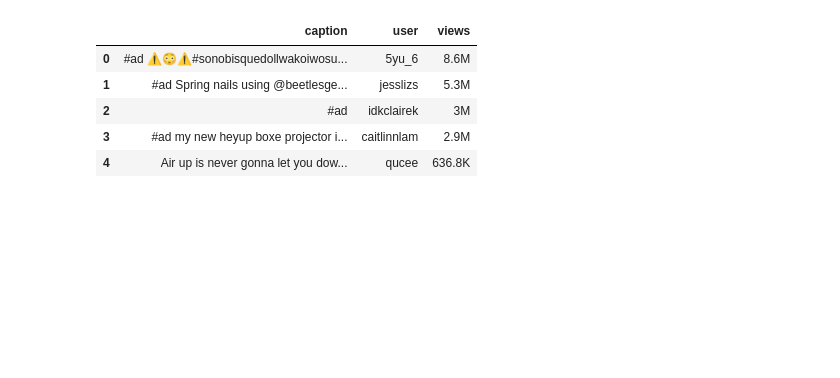
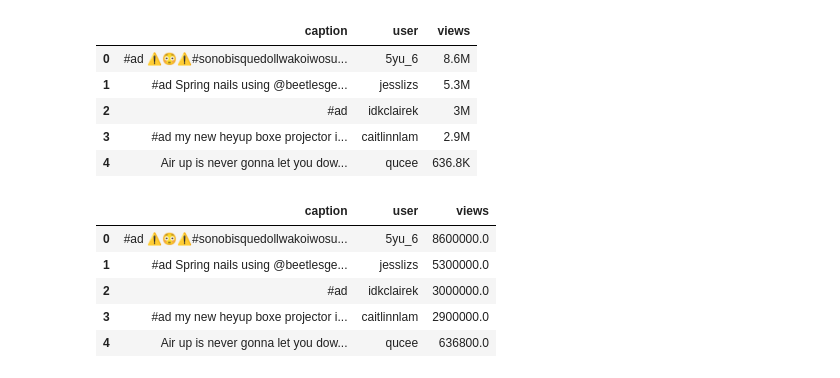
Before and after one commit to thomasuebi/tiktok-scraper, a Jupyter notebook: analyze.ipynb, the cells around one changed output. Saved outputs shown, nothing was run; the diff lists cells and outputs as text; code cells hidden in the pictures; blank space fills up the shorter version.

```diff
--- a/analyze.ipynb
+++ b/analyze.ipynb
@@ -37,3 +41,13 @@ df.head()
 | 2 | #ad | idkclairek | 3M |
 | 3 | #ad my new heyup boxe projector i... | caitlinnlam | 2.9M |
 | 4 | Air up is never gonna let you dow... | qucee | 636.8K |
+# %%
+df.views = df.views.apply(lambda x: float(x[:-1]) * (10**6) if x[-1] == 'M' else float(x[:-1]) * (10**3))
+df.head()
+# %% [output]
+|  | caption | user | views |
+| 0 | #ad ⚠️😳⚠️#sonobisquedollwakoiwosu... | 5yu_6 | 8600000.0 |
+| 1 | #ad Spring nails using @beetlesge... | jesslizs | 5300000.0 |
+| 2 | #ad | idkclairek | 3000000.0 |
+| 3 | #ad my new heyup boxe projector i... | caitlinnlam | 2900000.0 |
+| 4 | Air up is never gonna let you dow... | qucee | 636800.0 |
```
Also changed, not shown: parts of 7 cells of this notebook.
